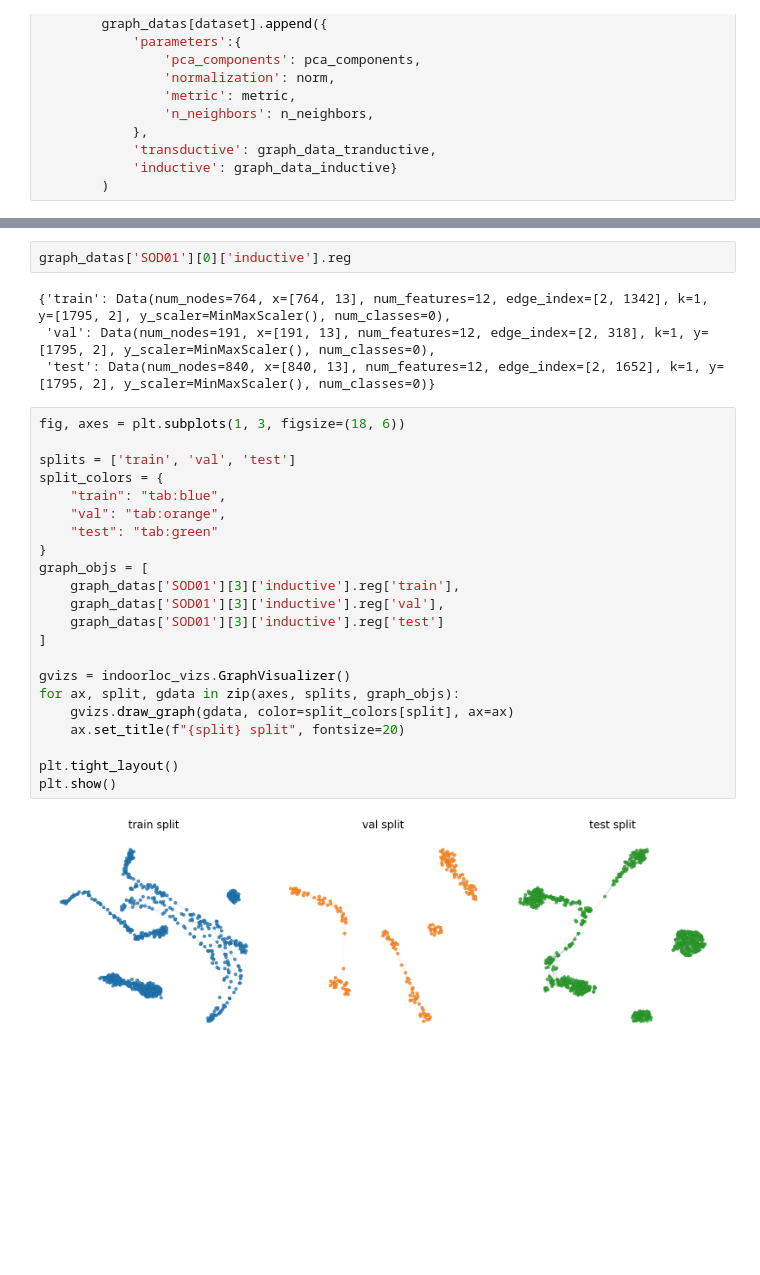
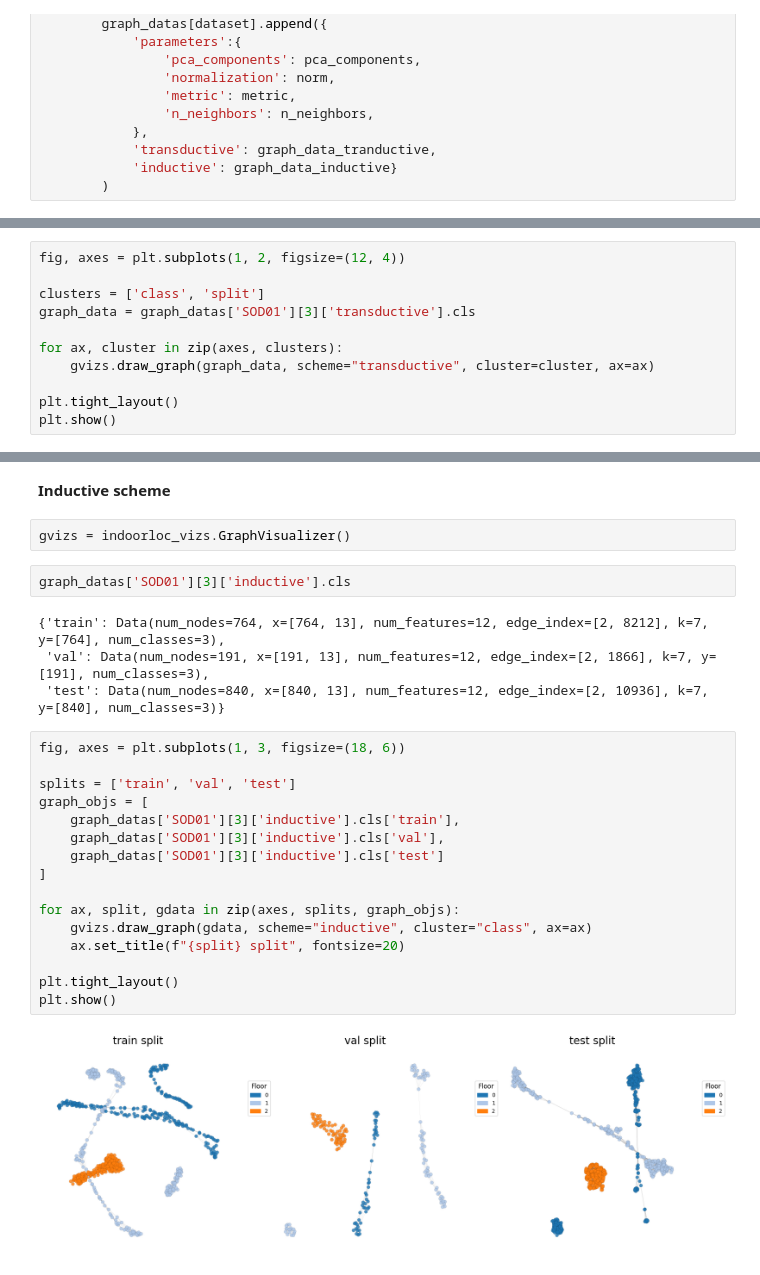
Before and after one commit to mfpscidev/indoorloc-inductive-gnn, a Jupyter notebook: notebooks/evaluation.ipynb, the cells around one changed output, grey strips where cells are left out. Cells and saved outputs as stored; diff of their text form; blank space fills up the shorter version.

Commit message:
indoorloc_vizs.py: Refactor draw_graph

```diff
--- a/notebooks/evaluation.ipynb
+++ b/notebooks/evaluation.ipynb
@@ -181,0 +180,11 @@ gvizs.draw_graph(graph_datas['SOD01'][3]['transductive'].reg, scheme="transducti
+# %%
+fig, axes = plt.subplots(1, 2, figsize=(12, 4))
+
+clusters = ['class', 'split']
+graph_data = graph_datas['SOD01'][3]['transductive'].cls
+
+for ax, cluster in zip(axes, clusters):
+    gvizs.draw_graph(graph_data, scheme="transductive", cluster=cluster, ax=ax)
+
+plt.tight_layout()
+plt.show()
@@ -182,30 +193,28 @@ gvizs.draw_graph(graph_datas['SOD01'][3]['transductive'].reg, scheme="transducti
+# %% [markdown]
+**Inductive scheme**
+# %%
+gvizs = indoorloc_vizs.GraphVisualizer()
 # %%
-graph_datas['SOD01'][0]['inductive'].reg
+graph_datas['SOD01'][3]['inductive'].cls
 # %% [output]
-{'train': Data(num_nodes=764, x=[764, 13], num_features=12, edge_index=[2, 1342], k=1, y=[1795, 2], y_scaler=MinMaxScaler(), num_classes=0),
- 'val': Data(num_nodes=191, x=[191, 13], num_features=12, edge_index=[2, 318], k=1, y=[1795, 2], y_scaler=MinMaxScaler(), num_classes=0),
- 'test': Data(num_nodes=840, x=[840, 13], num_features=12, edge_index=[2, 1652], k=1, y=[1795, 2], y_scaler=MinMaxScaler(), num_classes=0)}
+{'train': Data(num_nodes=764, x=[764, 13], num_features=12, edge_index=[2, 8212], k=7, y=[764], num_classes=3),
+ 'val': Data(num_nodes=191, x=[191, 13], num_features=12, edge_index=[2, 1866], k=7, y=[191], num_classes=3),
+ 'test': Data(num_nodes=840, x=[840, 13], num_features=12, edge_index=[2, 10936], k=7, y=[840], num_classes=3)}
 # %%
 fig, axes = plt.subplots(1, 3, figsize=(18, 6))
 
 splits = ['train', 'val', 'test']
-split_colors = {
-    "train": "tab:blue",
-    "val": "tab:orange",
-    "test": "tab:green"
-}
 graph_objs = [
-    graph_datas['SOD01'][3]['inductive'].reg['train'],
-    graph_datas['SOD01'][3]['inductive'].reg['val'],
-    graph_datas['SOD01'][3]['inductive'].reg['test']
+    graph_datas['SOD01'][3]['inductive'].cls['train'],
+    graph_datas['SOD01'][3]['inductive'].cls['val'],
+    graph_datas['SOD01'][3]['inductive'].cls['test']
 ]
 
-gvizs = indoorloc_vizs.GraphVisualizer()
 for ax, split, gdata in zip(axes, splits, graph_objs):
-    gvizs.draw_graph(gdata, color=split_colors[split], ax=ax)
+    gvizs.draw_graph(gdata, scheme="inductive", cluster="class", ax=ax)
     ax.set_title(f"{split} split", fontsize=20)
 
 plt.tight_layout()
 plt.show()
 # %% [output]
-[figure, old version]
+[figure, new version]
```
Also changed, not shown: parts of 7 cells of this notebook, 1 other file.
